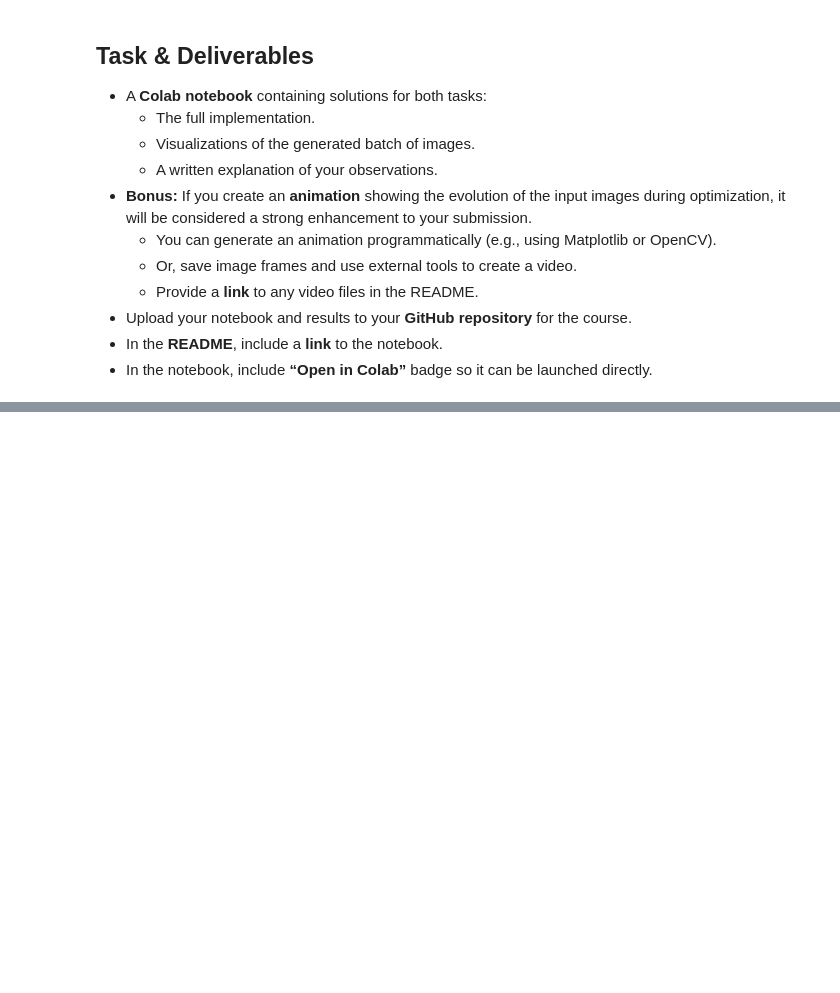
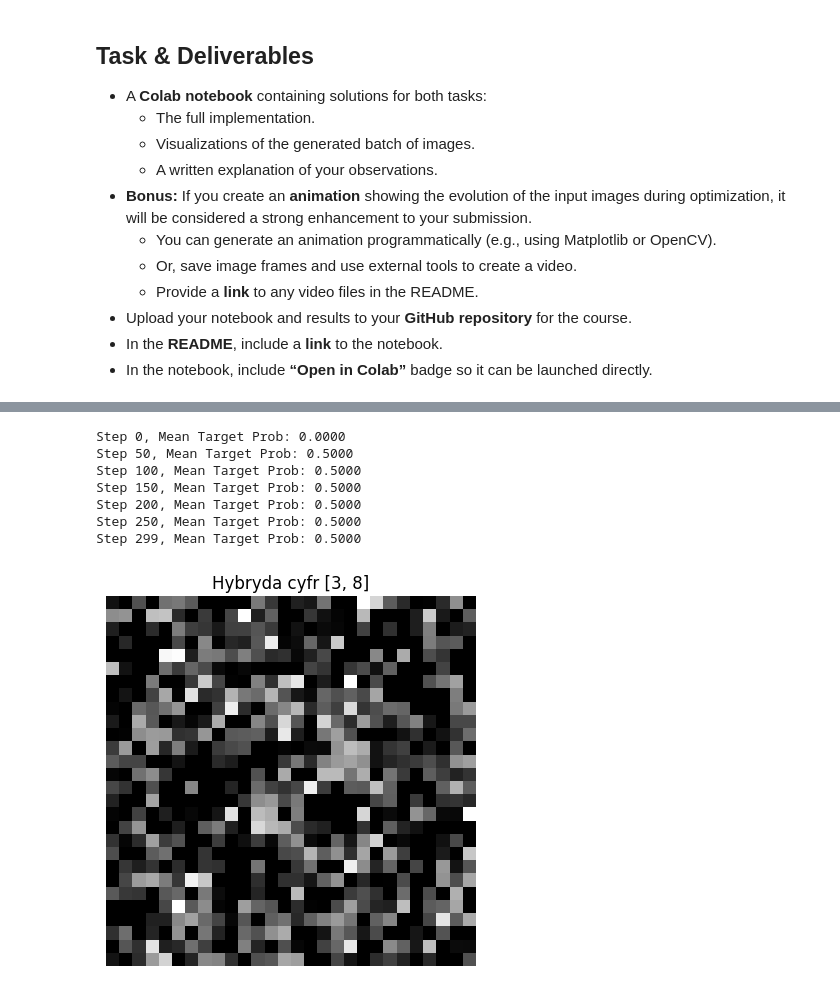
Before and after one commit to MichalSlowakiewicz/Machine-Learning, a Jupyter notebook: Homework9.ipynb, the cells around one changed output, grey strips where cells are left out. Saved outputs shown, nothing was run; the diff lists cells and outputs as text; code cells hidden in the pictures; blank space fills up the shorter version.

```diff
--- a/Homework9.ipynb
+++ b/Homework9.ipynb
@@ -57,0 +253,44 @@ During this class we designed and trained a **MNIST classification neural networ
+# %%
+# Wybieramy klasy docelowe (np. 3 i 8)
+target_classes = [3, 8]
+
+# Inicjalizacja pojedynczego obrazu
+hybrid_input = torch.randn((1, 1, 28, 28), device=device, requires_grad=True)
+
+optimizer = torch.optim.Adam([hybrid_input], lr=0.1)
+
+for step in range(300):
+    optimizer.zero_grad()
+
+    normalized_input = (hybrid_input - mean_tensor) / std_tensor
+    logits = net(normalized_input)
+    probs = F.softmax(logits, dim=1)
+
+    # Maksymalizujemy średnią prawdopodobieństw klas docelowych
+    target_probs = probs[0, target_classes]
+    loss = -target_probs.mean()
+
+    loss.backward()
+    optimizer.step()
+
+    if step % 50 == 0 or step == 299:
+        print(f"Step {step}, Mean Target Prob: {target_probs.mean().item():.4f}")
+
+# Denormalizacja i wizualizacja
+hybrid_image_vis = hybrid_input.detach().cpu().clone()
+hybrid_image_vis = hybrid_image_vis * std_dataset + mean_dataset
+hybrid_image_vis = hybrid_image_vis.clamp(0, 1)
+
+plt.imshow(hybrid_image_vis[0, 0], cmap='gray')
+plt.axis('off')
+plt.title(f"Hybryda cyfr {target_classes}")
+plt.show()
+# %% [output]
+Step 0, Mean Target Prob: 0.0000
+Step 50, Mean Target Prob: 0.5000
+Step 100, Mean Target Prob: 0.5000
+Step 150, Mean Target Prob: 0.5000
+Step 200, Mean Target Prob: 0.5000
+Step 250, Mean Target Prob: 0.5000
+Step 299, Mean Target Prob: 0.5000
+[figure, added]
```
Also changed, not shown: parts of 5 cells of this notebook.
